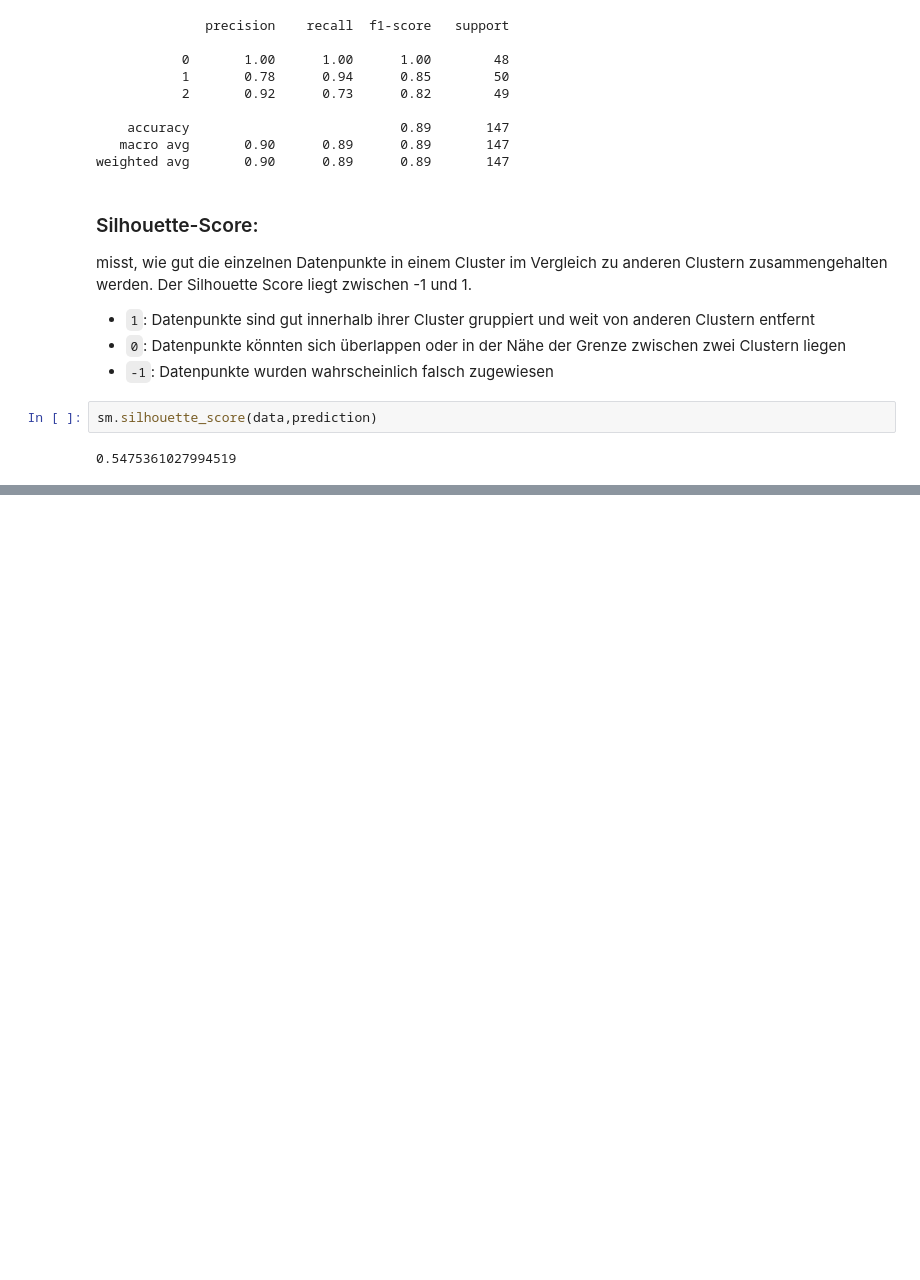
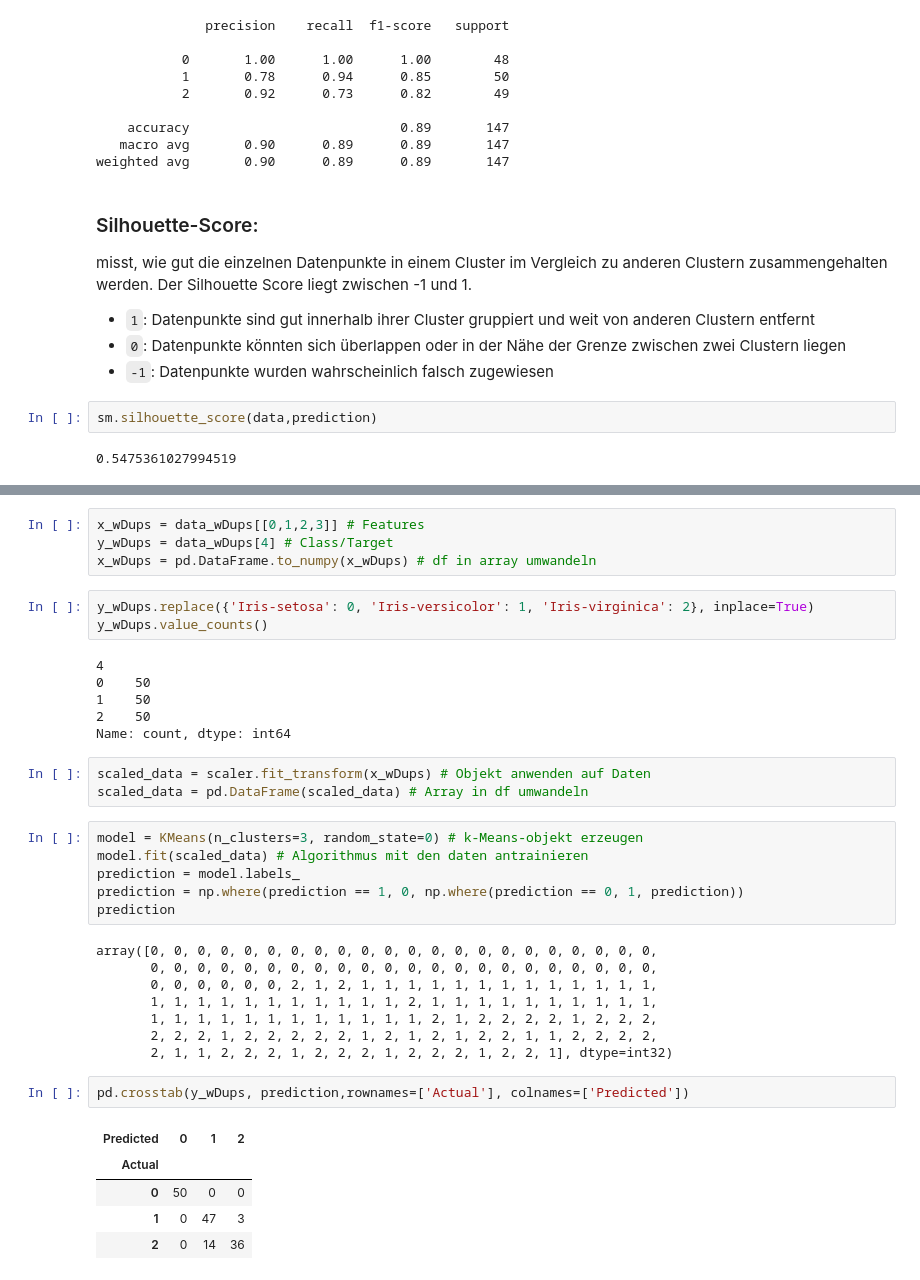
Before and after one commit to yungsnowx/215machinelearning, a Jupyter notebook: kMeansClustering/kMeansIris.ipynb, the cells around one changed output, grey strips where cells are left out. Cells and saved outputs as stored; diff of their text form; blank space fills up the shorter version.

Commit message:
kmeans erweiterung

```diff
--- a/kMeansClustering/kMeansIris.ipynb
+++ b/kMeansClustering/kMeansIris.ipynb
@@ -242,0 +259,38 @@ sm.silhouette_score(data,prediction)
+# %%
+x_wDups = data_wDups[[0,1,2,3]] # Features
+y_wDups = data_wDups[4] # Class/Target
+x_wDups = pd.DataFrame.to_numpy(x_wDups) # df in array umwandeln
+# %%
+y_wDups.replace({'Iris-setosa': 0, 'Iris-versicolor': 1, 'Iris-virginica': 2}, inplace=True)
+y_wDups.value_counts()
+# %% [output]
+4
+0    50
+1    50
+2    50
+Name: count, dtype: int64
+# %%
+scaled_data = scaler.fit_transform(x_wDups) # Objekt anwenden auf Daten
+scaled_data = pd.DataFrame(scaled_data) # Array in df umwandeln
+# %%
+model = KMeans(n_clusters=3, random_state=0) # k-Means-objekt erzeugen
+model.fit(scaled_data) # Algorithmus mit den daten antrainieren
+prediction = model.labels_
+prediction = np.where(prediction == 1, 0, np.where(prediction == 0, 1, prediction))
+prediction
+# %% [output]
+array([0, 0, 0, 0, 0, 0, 0, 0, 0, 0, 0, 0, 0, 0, 0, 0, 0, 0, 0, 0, 0, 0,
+       0, 0, 0, 0, 0, 0, 0, 0, 0, 0, 0, 0, 0, 0, 0, 0, 0, 0, 0, 0, 0, 0,
+       0, 0, 0, 0, 0, 0, 2, 1, 2, 1, 1, 1, 1, 1, 1, 1, 1, 1, 1, 1, 1, 1,
+       1, 1, 1, 1, 1, 1, 1, 1, 1, 1, 1, 2, 1, 1, 1, 1, 1, 1, 1, 1, 1, 1,
+       1, 1, 1, 1, 1, 1, 1, 1, 1, 1, 1, 1, 2, 1, 2, 2, 2, 2, 1, 2, 2, 2,
+       2, 2, 2, 1, 2, 2, 2, 2, 2, 1, 2, 1, 2, 1, 2, 2, 1, 1, 2, 2, 2, 2,
+       2, 1, 1, 2, 2, 2, 1, 2, 2, 2, 1, 2, 2, 2, 1, 2, 2, 1], dtype=int32)
+# %%
+pd.crosstab(y_wDups, prediction,rownames=['Actual'], colnames=['Predicted'])
+# %% [output]
+| Predicted | 0 | 1 | 2 |
+| Actual |  |  |  |
+| 0 | 50 | 0 | 0 |
+| 1 | 0 | 47 | 3 |
+| 2 | 0 | 14 | 36 |
```
Also changed, not shown: parts of 22 cells of this notebook.
